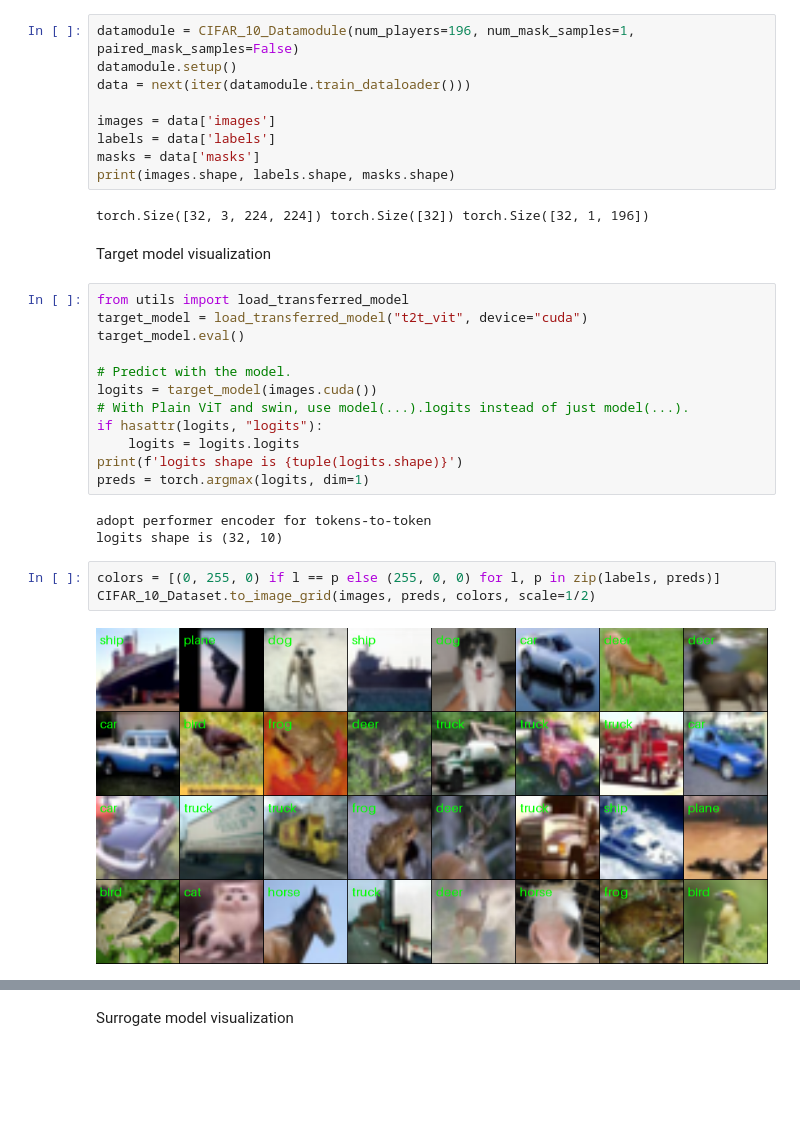
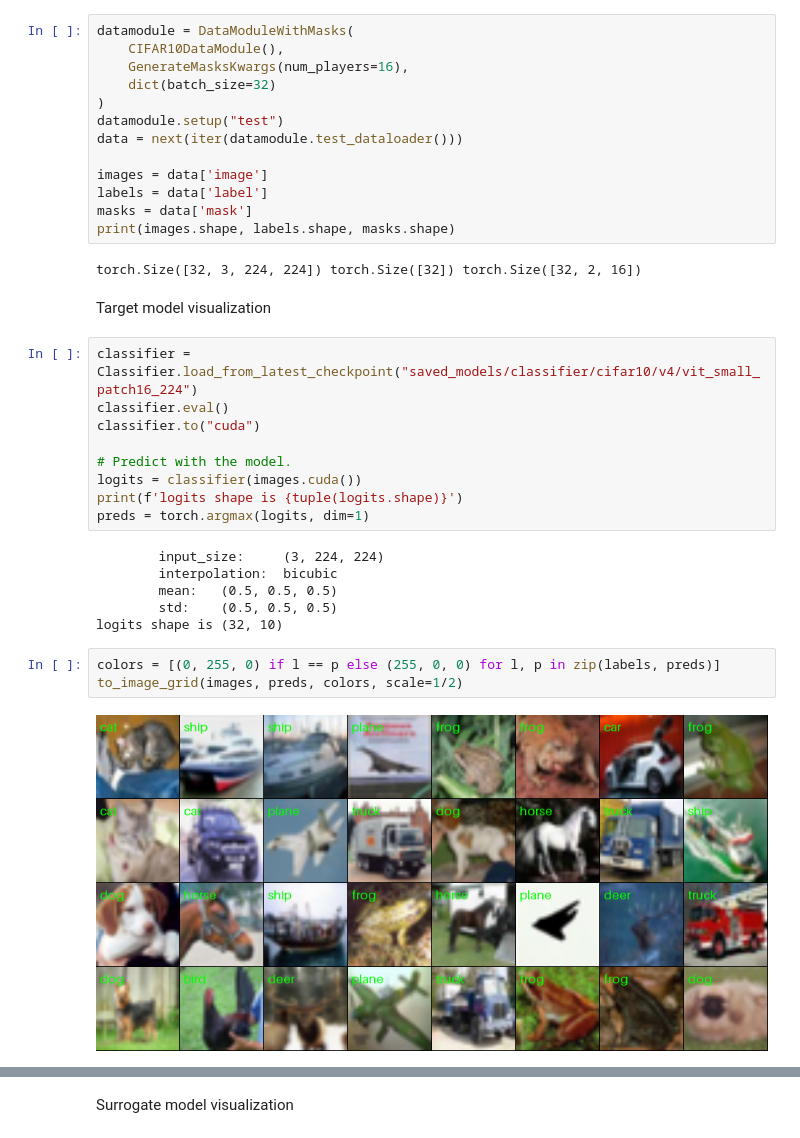
Before and after one commit to jacek-tomasz-rutkowski/magisterka, a Jupyter notebook: T2T_ViT/notebooks/visualize_surrogate.ipynb, the cells around one changed output, grey strips where cells are left out. Cells and saved outputs as stored; diff of their text form; blank space fills up the shorter version.

Commit message:
Update visualize_surrogate notebook.

```diff
--- a/T2T_ViT/notebooks/visualize_surrogate.ipynb
+++ b/T2T_ViT/notebooks/visualize_surrogate.ipynb
@@ -18,34 +20,38 @@ if torch.cuda.device_count() > 1:
 # %%
-datamodule = CIFAR_10_Datamodule(num_players=196, num_mask_samples=1, paired_mask_samples=False)
-datamodule.setup()
-data = next(iter(datamodule.train_dataloader()))
+datamodule = DataModuleWithMasks(
+    CIFAR10DataModule(),
+    GenerateMasksKwargs(num_players=16),
+    dict(batch_size=32)
+)
+datamodule.setup("test")
+data = next(iter(datamodule.test_dataloader()))
 
-images = data['images']
-labels = data['labels']
-masks = data['masks']
+images = data['image']
+labels = data['label']
+masks = data['mask']
 print(images.shape, labels.shape, masks.shape)
 # %% [output]
-torch.Size([32, 3, 224, 224]) torch.Size([32]) torch.Size([32, 1, 196])
+torch.Size([32, 3, 224, 224]) torch.Size([32]) torch.Size([32, 2, 16])
 # %% [markdown]
 <font size="12">Target model visualization</font>
-# %%
-from utils import load_transferred_model
-target_model = load_transferred_model("t2t_vit", device="cuda")
-target_model.eval()
-
-# Predict with the model.
-logits = target_model(images.cuda())
-# With Plain ViT and swin, use model(...).logits instead of just model(...).
-if hasattr(logits, "logits"):
-    logits = logits.logits
-print(f'logits shape is {tuple(logits.shape)}')
-preds = torch.argmax(logits, dim=1)
-# %% [output]
-adopt performer encoder for tokens-to-token
-logits shape is (32, 10)
+# %%
+classifier = Classifier.load_from_latest_checkpoint("saved_models/classifier/cifar10/v4/vit_small_patch16_224")
+classifier.eval()
+classifier.to("cuda")
+
+# Predict with the model.
+logits = classifier(images.cuda())
+print(f'logits shape is {tuple(logits.shape)}')
+preds = torch.argmax(logits, dim=1)
+# %% [output]
+        input_size:     (3, 224, 224)
+        interpolation:  bicubic
+        mean:   (0.5, 0.5, 0.5)
+        std:    (0.5, 0.5, 0.5)
+logits shape is (32, 10)
 # %%
 colors = [(0, 255, 0) if l == p else (255, 0, 0) for l, p in zip(labels, preds)]
-CIFAR_10_Dataset.to_image_grid(images, preds, colors, scale=1/2)
+to_image_grid(images, preds, colors, scale=1/2)
 # %% [output]
-[figure, old version]
+[figure, new version]
 # %%
```
Also changed, not shown: parts of 10 cells of this notebook, 1 other file.
